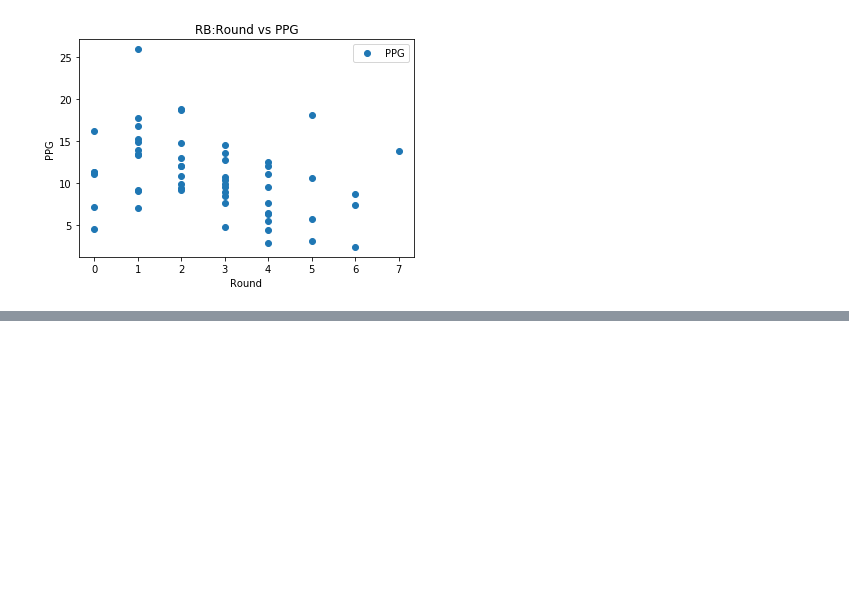
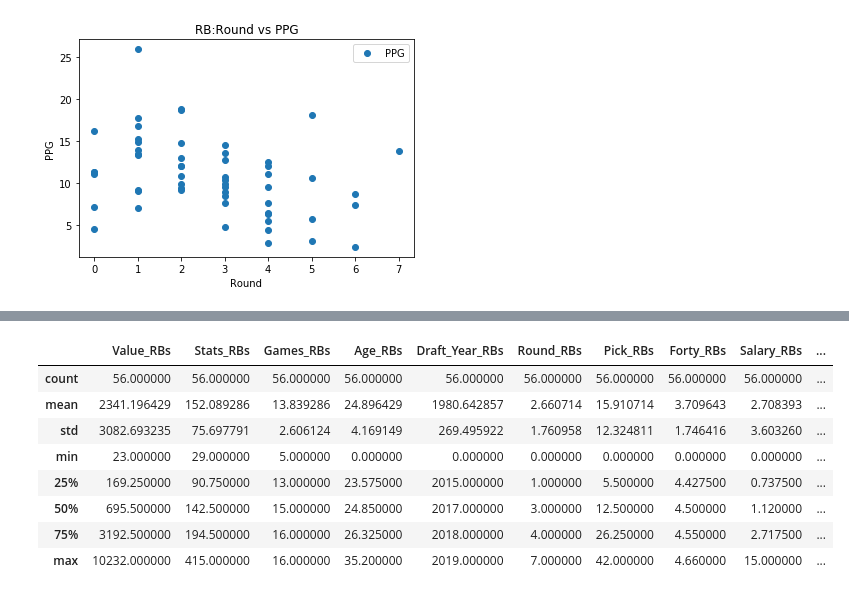
Before and after one commit to luriemr/FantasyFootball_Analyzer, a Jupyter notebook: FF_Dyno.ipynb, the cells around one changed output, grey strips where cells are left out. Cells and saved outputs as stored; diff of their text form; code cells hidden in the pictures; blank space fills up the shorter version.

```diff
--- a/FF_Dyno.ipynb
+++ b/FF_Dyno.ipynb
@@ -84,0 +114,24 @@ plt.show()
+# %%
+# Exploratory Data Analysis on this data:
+
+# Descriptive statistics RBs
+statistics_RBs = dyno[dyno['Position'] == 'RB'].describe()
+statistics_RBs.rename(columns=lambda x: x + '_RBs', inplace=True)
+
+# Descriptive statistics WRs
+statistics_WRs = dyno[dyno['Position'] == 'WR'].describe()
+statistics_WRs.rename(columns=lambda x: x + '_WRs', inplace=True)
+
+# Dataframe that contains statistics for both RBs and WRs
+statistics = pd.concat([statistics_RBs], axis=1)
+statistics
+# %% [output]
+|  | Value_RBs | Stats_RBs | Games_RBs | Age_RBs | Draft_Year_RBs | Round_RBs | Pick_RBs | Forty_RBs | Salary_RBs | ... |
+| count | 56.000000 | 56.000000 | 56.000000 | 56.000000 | 56.000000 | 56.000000 | 56.000000 | 56.000000 | 56.000000 | ... |
+| mean | 2341.196429 | 152.089286 | 13.839286 | 24.896429 | 1980.642857 | 2.660714 | 15.910714 | 3.709643 | 2.708393 | ... |
+| std | 3082.693235 | 75.697791 | 2.606124 | 4.169149 | 269.495922 | 1.760958 | 12.324811 | 1.746416 | 3.603260 | ... |
+| min | 23.000000 | 29.000000 | 5.000000 | 0.000000 | 0.000000 | 0.000000 | 0.000000 | 0.000000 | 0.000000 | ... |
+| 25% | 169.250000 | 90.750000 | 13.000000 | 23.575000 | 2015.000000 | 1.000000 | 5.500000 | 4.427500 | 0.737500 | ... |
+| 50% | 695.500000 | 142.500000 | 15.000000 | 24.850000 | 2017.000000 | 3.000000 | 12.500000 | 4.500000 | 1.120000 | ... |
+| 75% | 3192.500000 | 194.500000 | 16.000000 | 26.325000 | 2018.000000 | 4.000000 | 26.250000 | 4.550000 | 2.717500 | ... |
+| max | 10232.000000 | 415.000000 | 16.000000 | 35.200000 | 2019.000000 | 7.000000 | 42.000000 | 4.660000 | 15.000000 | ... |
```
Also changed, not shown: parts of 5 cells of this notebook.
